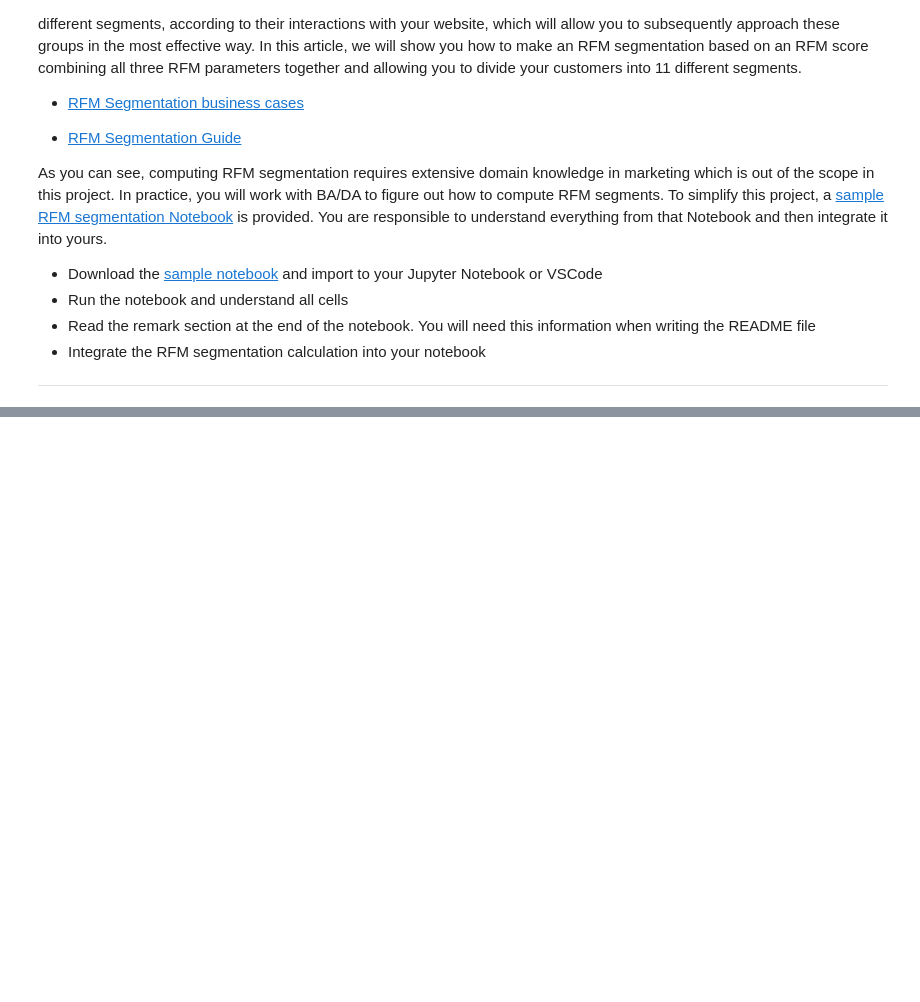
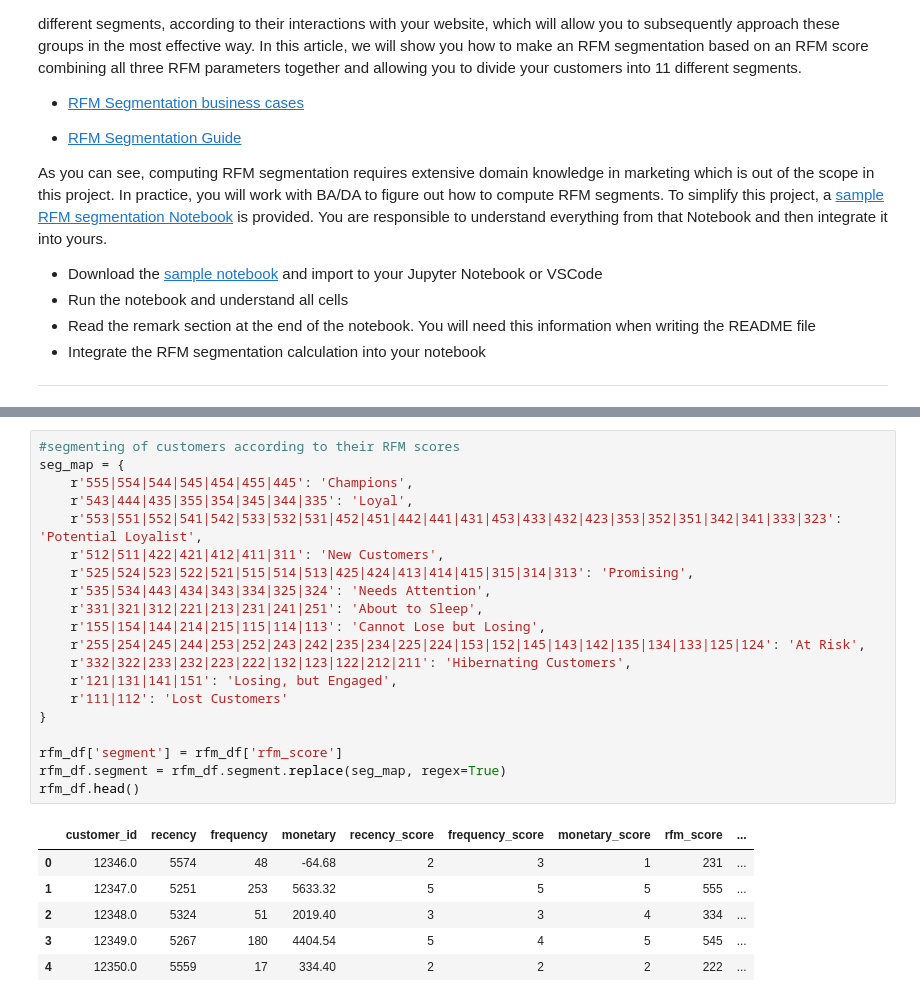
Before and after one commit to jarviscanada/jarvis_data_eng_CecilCao, a Jupyter notebook: python_data_analytics/retail_data_analytics_wrangling.ipynb, the cells around one changed output, grey strips where cells are left out. Cells and saved outputs as stored; diff of their text form; blank space fills up the shorter version.

```diff
--- a/python_data_analytics/retail_data_analytics_wrangling.ipynb
+++ b/python_data_analytics/retail_data_analytics_wrangling.ipynb
@@ -425,0 +454,27 @@ As you can see, computing RFM segmentation requires extensive domain knowledge i
+# %%
+#segmenting of customers according to their RFM scores
+seg_map = {
+    r'555|554|544|545|454|455|445': 'Champions',
+    r'543|444|435|355|354|345|344|335': 'Loyal',
+    r'553|551|552|541|542|533|532|531|452|451|442|441|431|453|433|432|423|353|352|351|342|341|333|323': 'Potential Loyalist',
+    r'512|511|422|421|412|411|311': 'New Customers',
+    r'525|524|523|522|521|515|514|513|425|424|413|414|415|315|314|313': 'Promising',
+    r'535|534|443|434|343|334|325|324': 'Needs Attention',
+    r'331|321|312|221|213|231|241|251': 'About to Sleep',
+    r'155|154|144|214|215|115|114|113': 'Cannot Lose but Losing',
+    r'255|254|245|244|253|252|243|242|235|234|225|224|153|152|145|143|142|135|134|133|125|124': 'At Risk',
+    r'332|322|233|232|223|222|132|123|122|212|211': 'Hibernating Customers',
+    r'121|131|141|151': 'Losing, but Engaged',
+    r'111|112': 'Lost Customers'
+}
+
+rfm_df['segment'] = rfm_df['rfm_score']
+rfm_df.segment = rfm_df.segment.replace(seg_map, regex=True)
+rfm_df.head()
+# %% [output]
+|  | customer_id | recency | frequency | monetary | recency_score | frequency_score | monetary_score | rfm_score | ... |
+| 0 | 12346.0 | 5574 | 48 | -64.68 | 2 | 3 | 1 | 231 | ... |
+| 1 | 12347.0 | 5251 | 253 | 5633.32 | 5 | 5 | 5 | 555 | ... |
+| 2 | 12348.0 | 5324 | 51 | 2019.40 | 3 | 3 | 4 | 334 | ... |
+| 3 | 12349.0 | 5267 | 180 | 4404.54 | 5 | 4 | 5 | 545 | ... |
+| 4 | 12350.0 | 5559 | 17 | 334.40 | 2 | 2 | 2 | 222 | ... |
```
Also changed, not shown: parts of 6 cells of this notebook.
